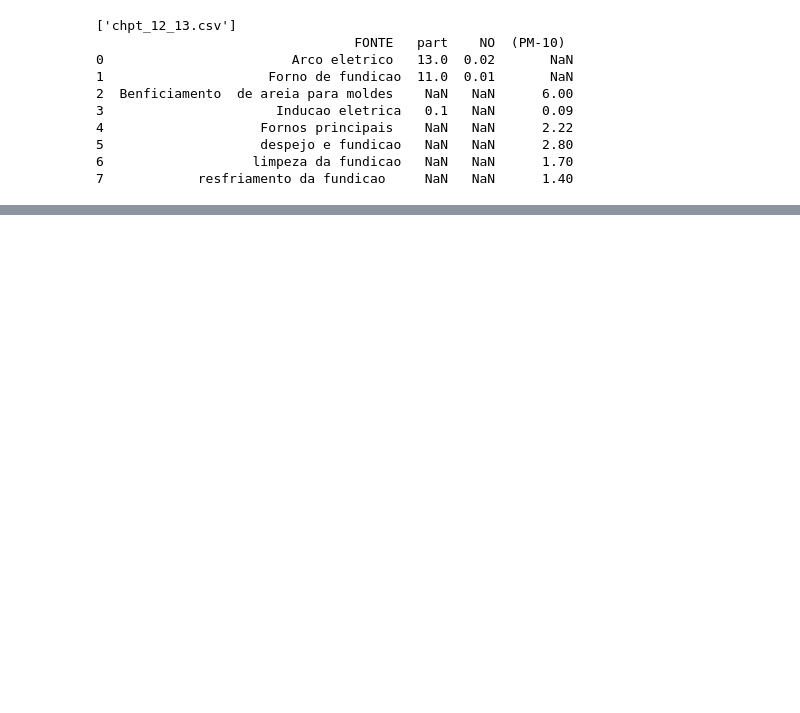
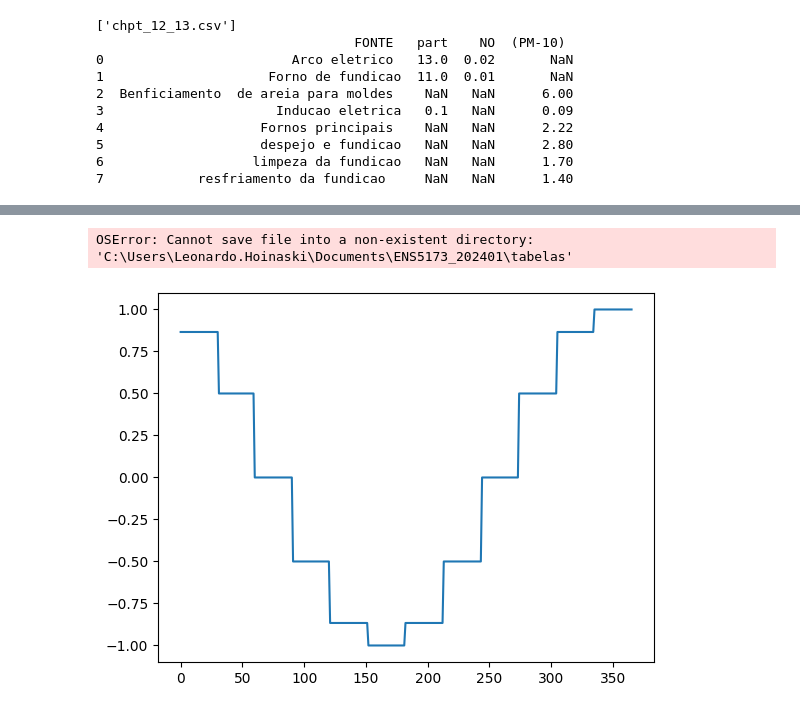
Before and after one commit to GuilhermeAudi/Poluicao_Atmosferica, a Jupyter notebook: Atividade 01(tupy).ipynb, the cells around one changed output, grey strips where cells are left out. Saved outputs shown, nothing was run; the diff lists cells and outputs as text; code cells hidden in the pictures; blank space fills up the shorter version.

Commit message:
ativ1.att

```diff
--- a/Atividade 01(tupy).ipynb
+++ b/Atividade 01(tupy).ipynb
@@ -70,0 +136,15 @@ Index(['FONTE ', 'part', 'NO', '(PM-10) '], dtype='object')
+# %%
+# Criando vetor de datas
+import pandas as pd
+
+# Criar um intervalo de datas
+datas = pd.date_range(start='2024-01-01', end='2024-12-31', freq='D')
+
+# Criar um DataFrame com as datas
+df = pd.DataFrame({'Data': datas})
+
+# Extrair os meses das datas e adicioná-los como uma nova coluna no DataFrame
+df['Mes'] = df['Data'].dt.month
+
+# Mostrar o DataFrame resultante
+print(df)
@@ -70,0 +166,19 @@ Index(['FONTE ', 'part', 'NO', '(PM-10) '], dtype='object')
+# %%
+# Ajustar meus números aleatórios com base no comprimento do vetor de datas
+
+# Criando dataframe com datas e valores de atividade aleatória
+import pandas as pd
+# Extraindo o número de linhas/número de datas
+n = df.shape[0]
+
+# Criando atividade aleatória
+atv = (atvMax - atvMin)*np.random.rand(n) + atvMin
+df['atividade'] = atv
+#print(atv)
+print(df)
+df.to_csv(r'C:\Users\guilh\OneDrive\Desktop\polatm\ENS410064\tabelas\FE')
+
+
+# Criando uma figura com os valores aleatórios
+#fig, ax= plt.subplots()
+#ax.plot(datas, atv)
@@ -70,0 +201,10 @@ Index(['FONTE ', 'part', 'NO', '(PM-10) '], dtype='object')
+# %%
+# Criando componente sazonal
+
+sazonalidade = np.cos((2*np.pi)*df['Mes']/12)
+plt.plot(sazonalidade)
+df['sazonalidade'] = sazonalidade + 1
+df.to_csv(r"C:\Users\Leonardo.Hoinaski\Documents\ENS5173_202401\tabelas\ativ.csv")
+# %% [output]
+OSError: Cannot save file into a non-existent directory: 'C:\Users\Leonardo.Hoinaski\Documents\ENS5173_202401\tabelas'
+[figure, added]
```
Also changed, not shown: parts of 10 cells of this notebook.
